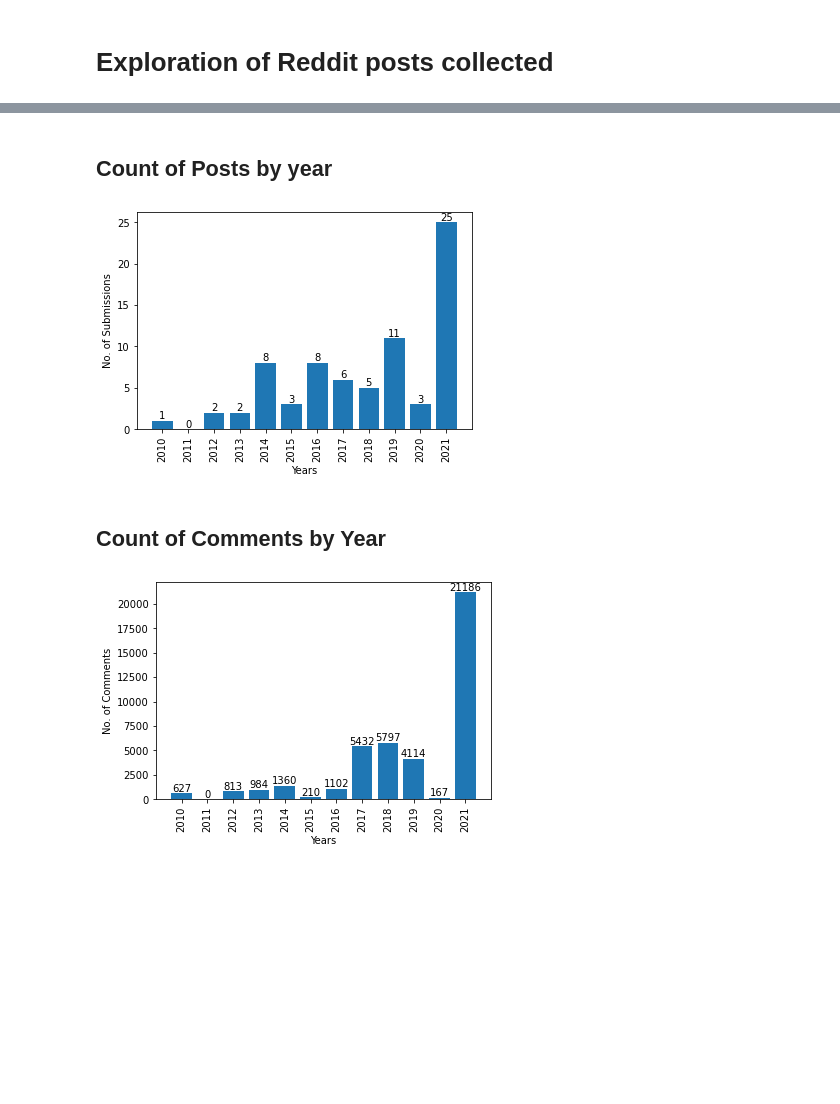
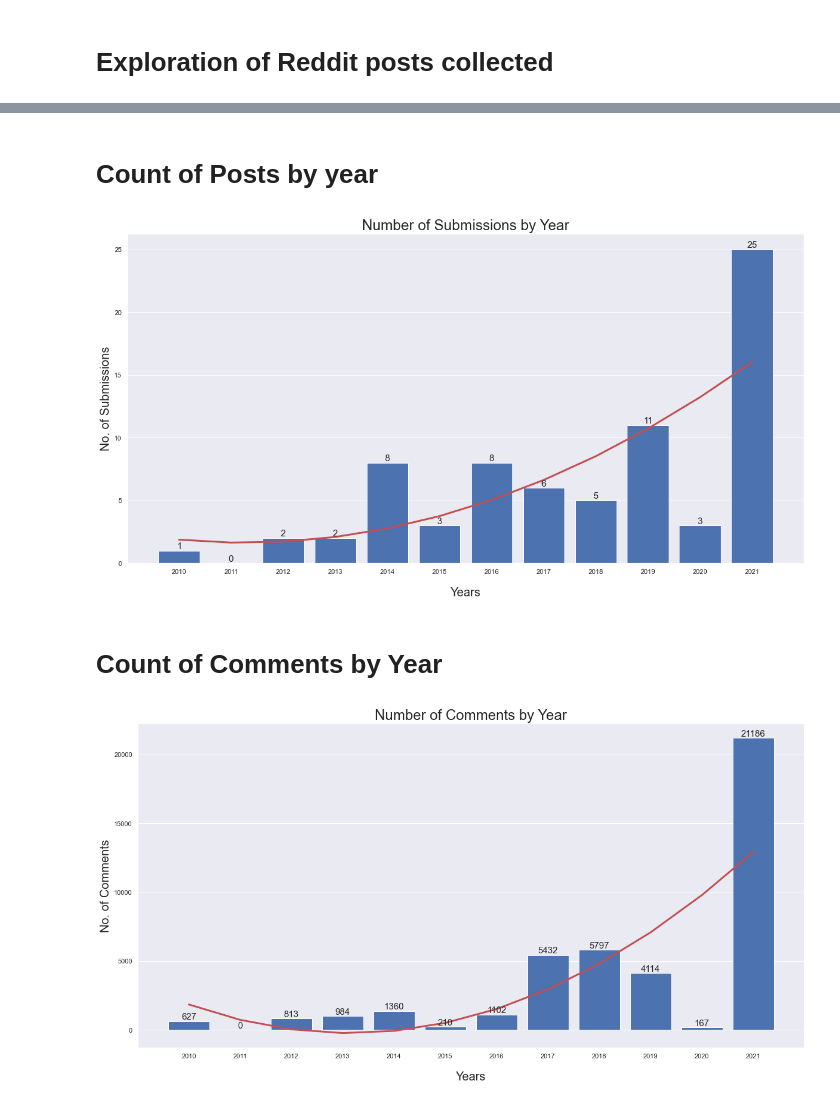
Before and after one commit to cllei12/characterizing-online-attitude, a Jupyter notebook: data-exploration/reddit_submission_stats.ipynb, the cells around one changed output, grey strips where cells are left out. Saved outputs shown, nothing was run; the diff lists cells and outputs as text; code cells hidden in the pictures; blank space fills up the shorter version.

Commit message:
Update notebooks for reddit submission and location stats

```diff
--- a/data-exploration/reddit_submission_stats.ipynb
+++ b/data-exploration/reddit_submission_stats.ipynb
@@ -5,8 +5,13 @@ import pickle as pkl
 import os
 import datetime
 import matplotlib.pyplot as plt
-# %%
-submission_files = os.listdir("./data/submissions")
-sub_obj_list = []
-for file in submission_files:
-    sub_obj_list.append(pkl.load(open("./data/submissions/"+file, "rb")))
+# %%
+directory = '.../DATAFEST_2022/submissions/'
+sub_obj_list = []
+count = 0
+for file in os.listdir (directory):
+    if file.endswith('.pkl'):
+        with open (directory + file, 'rb') as f:
+            sub_obj_list.append(pickle.load(f))
+            count += 1
+print ('File count:', count)
@@ -44,40 +56,57 @@ plt.show()
 # %% [markdown]
-## Count of Posts by year
+# Count of Posts by year
 # %%
 sub_year_count = {}
 
 for submission in sub_obj_list:
     sub_year = datetime.datetime.fromtimestamp(submission.created_utc).year
 
     if sub_year not in sub_year_count:
         sub_year_count[sub_year] = 1
     else:
         sub_year_count[sub_year] += 1
 
 sub_years = range(min(sub_year_count), max(sub_year_count)+1, 1)
 
 sub_counts = []
 for year in sub_years:
     if year in sub_year_count:
         sub_counts.append(sub_year_count[year])
     else:
         sub_counts.append(0)
 
-fig1, ax1 = plt.subplots()
+## new code for figure
+sns.set(rc={'figure.figsize': (20,10),'font.size':20})
+patches=plt.bar(sub_years, sub_counts)
 
-sub_year_bar = ax1.bar(sub_years, sub_counts)
-ax1.set_xlabel("Years")
-ax1.set_xticks(sub_years)
-ax1.tick_params(axis='x', labelrotation = 90)
-ax1.set_ylabel("No. of Submissions")
-ax1.bar_label(sub_year_bar)
+plt.bar_label(patches, fontsize = 15)
+plt.grid(axis = 'x')
+plt.xticks(sub_years)
+plt.title ('Number of Submissions by Year', fontsize = 'large')
+plt.xlabel("Years", fontsize = "medium", labelpad=20)
+plt.ylabel("No. of Submissions", fontsize = "medium")
 
+# degree of freedom =2
+z = np.polyfit(sub_years, sub_counts,2)
+p = np.poly1d(z)
+plt.plot(x,p(x), color = 'r', lw = 3)
+
+#plt.plot (sub_years, sub_counts,'-o' ,color= 'r', linewidth = 2)
+
+
+#plt.savefig('bySubmissions.png')
 plt.show()
 # %% [output]
-[figure, old version]
+[figure, new version]
 # %% [markdown]
-## Count of Comments by Year
+# Count of Comments by Year
 # %%
+from sklearn.linear_model import LinearRegression
+import plotly.graph_objects as go
+import pandas as pd
+import numpy as np
+import plotly.express as px
+
 com_year_count = {}
 
 for submission in sub_obj_list:
@@ -97,15 +126,27 @@ for year in com_years:
     else:
         com_counts.append(0)
 
-fig2, ax2 = plt.subplots()
 
-com_year_bar = ax2.bar(com_years, com_counts)
-ax2.set_xlabel("Years")
-ax2.set_xticks(com_years)
-ax2.tick_params(axis='x', labelrotation = 90)
-ax2.set_ylabel("No. of Comments")
-ax2.bar_label(com_year_bar)
+## new code for figure
+sns.set(rc={'figure.figsize': (20,10),'font.size':20})
+patches=plt.bar(com_years, com_counts)
 
+plt.bar_label(patches, fontsize = 15)
+plt.grid(axis = 'x')
+plt.xticks(com_years)
+plt.title ('Number of Comments by Year', fontsize = 'large')
+plt.xlabel("Years", fontsize = "medium", labelpad=20)
+plt.ylabel("No. of Comments", fontsize = "medium")
+
+# degree of freedom =2
+z = np.polyfit(com_years, com_counts,2)
+p = np.poly1d(z)
+plt.plot(x,p(x), color = 'r', lw = 3)
+
+#plt.plot (com_years, com_counts,'-o' ,color= 'r', linewidth = 2)
+
+
+#plt.savefig('byComments.png')
 plt.show()
 # %% [output]
-[figure, old version]
+[figure, new version]
```
Also changed, not shown: parts of 3 cells of this notebook.
